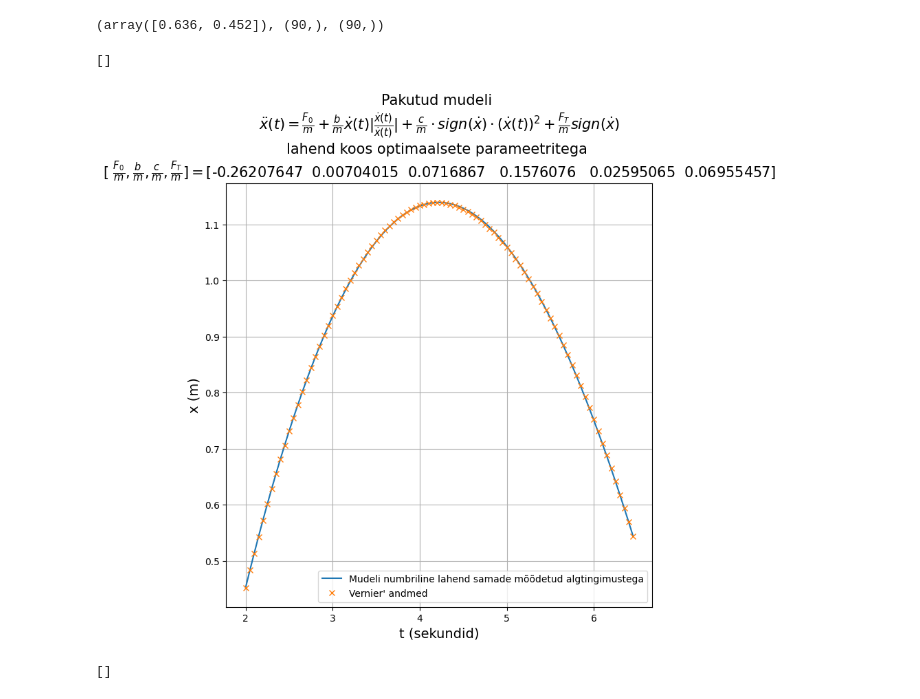
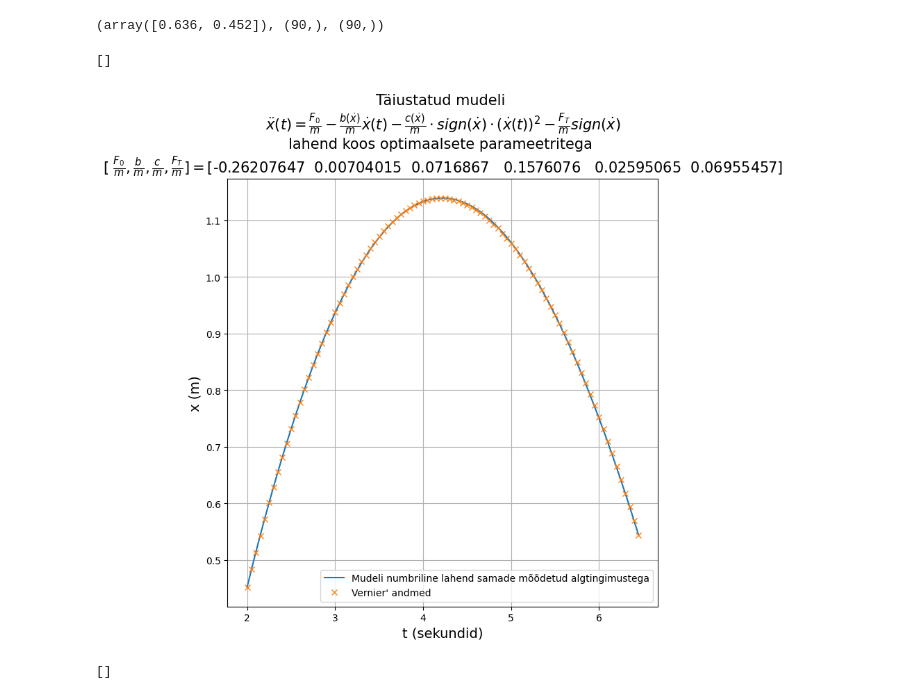
Before and after one commit to vapsik/scientific-python-projects-showcase, a Jupyter notebook: FÜÜSIKA PRAKTIKUM ON STEROIDS/aeroautoprax on steroids/aeroauto_ander_pavlov.ipynb, the cells around one changed output. Cells and saved outputs as stored; diff of their text form; code cells hidden in the pictures.

```diff
--- a/FÜÜSIKA PRAKTIKUM ON STEROIDS/aeroautoprax on steroids/aeroauto_ander_pavlov.ipynb
+++ b/FÜÜSIKA PRAKTIKUM ON STEROIDS/aeroautoprax on steroids/aeroauto_ander_pavlov.ipynb
@@ -45,5 +45,4 @@ Jõud      : (0.076 ± 0.009) N
 m_v = 0.27238  #plaadiga aeroauto mass II katses
 Δm_v = 0.00001
 # %%
-koguAndmestik = pd.read_csv("katseII.csv", delim_whitespace=True)
-koguAndmestik
+koguAndmestik = pd.read_csv("katseII.csv", sep='\\s+')
@@ -209,9 +210,3 @@ $ \dot{v}(t) = \frac{F_0}{m} + \frac{b}{m} v(t) + sign(\dot{x})\frac{c}{m}  v(t)
 $ \dot{x}(t) = v $
 
 Üritan sobitada seda pakutavat mudelit numbriliste meetoditega (Runge Kutta DV lahendaja ja Nelder-Mead).
-# %%
-'''
-v_pred = np.gradient(s)/(t[1]-t[0])
-a_pred = np.gradient(v_pred)/(t[1]-t[0])
-v_pred.shape, s.shape
-'''
@@ -420,7 +420,7 @@ m_alus = 0.32328
 Δm_relss = 0.00001
 m_v = 0.27239
 
-relsiAndmed = pd.read_csv("katseIII.2.1.txt", delim_whitespace=True)
+relsiAndmed = pd.read_csv("katseIII.2.1.txt", sep='\\s+')
 
 
 t3 = np.array(relsiAndmed["t"])
@@ -578,28 +578,27 @@ vs3_maatriks.T[0], s3.shape, t3.shape
 # %%
 # sobitatud parameetritega lahendi kõver
 
 uuslahend2 = solve_ivp(pakutavDV6, y0=vs3_maatriks[:,0], t_span=[t3[0], t3[-1]],
         t_eval=t3,  args = tuple(parameetrid_opt2))
 
 
 plt.figure(figsize = (8,8))
 
-pealkiri2 = str("Pakutud mudeli \n" +  r"$ \ddot{x}(t) = \frac{F_0}{m} + \frac{b}{m} \dot{x}(t) |\frac{\dot{x}(t)}{\dot{x}(t)}| + \frac{c}{m} \cdot sign(\dot{x}) \cdot (\dot{x}(t))^2 + \frac{F_T}{m} sign(\dot{x})$" +
-          "\nlahend koos optimaalsete parameetritega \n" +
+pealkiri2 = str("Täiustatud mudeli \n$ \\ddot{x}(t) = \\frac{F_0}{m} - \\frac{b(\\dot{x})}{m} \\dot{x}(t) - \\frac{c(\\dot{x})}{m} \\cdot sign(\\dot{x}) \\cdot (\\dot{x}(t))^2 - \\frac{F_T}{m} sign(\\dot{x})$\nlahend koos optimaalsete parameetritega \n" +
           r"[ $\frac{F_0}{m}, \frac{b}{m} , \frac{c}{m}, \frac{F_T}{m}] =$" + f"{parameetrid_opt2}")
 
 plt.title(pealkiri2, fontsize = 15)
 plt.plot(t3, uuslahend2.y[1], label = "Mudeli numbriline lahend samade mõõdetud algtingimustega")
 plt.plot(t3, s3, "x", label = "Vernier' andmed")
 
 plt.ylabel("x (m)", fontsize = 14)
 plt.xlabel("t (sekundid)",  fontsize = 14)
 plt.legend()
 plt.grid()
 plt.plot()
 # %% [output]
 []
-[figure, old version]
+[figure, new version]
 # %%
 # sobitatud parameetritega lahendi kõver
 
```
Also changed, not shown: parts of 8 cells of this notebook.
